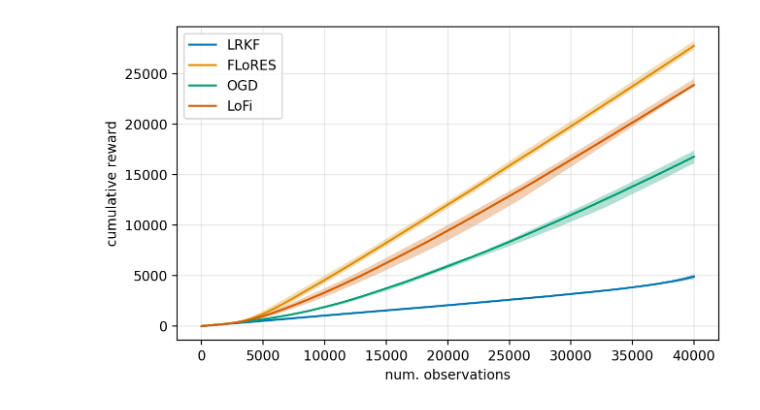
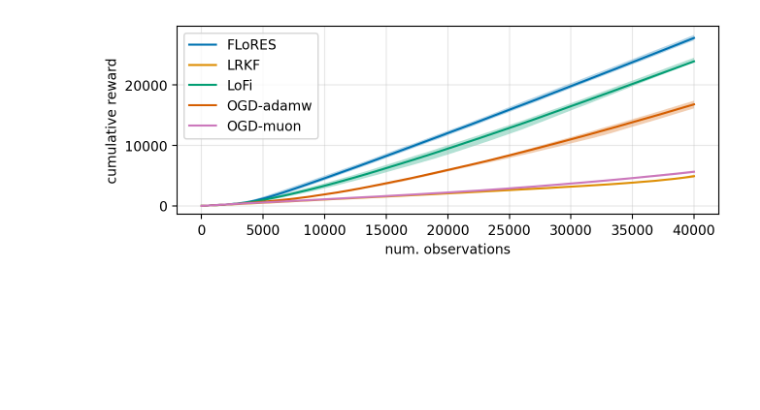
Before and after one commit to gerdm/low-rank-last-layer-inference, a Jupyter notebook: experiments/mnist-bandit-analysis.ipynb, the cells around one changed output. Cells and saved outputs as stored; diff of their text form; code cells hidden in the pictures; blank space fills up the shorter version.

```diff
--- a/experiments/mnist-bandit-analysis.ipynb
+++ b/experiments/mnist-bandit-analysis.ipynb
@@ -9,27 +9,27 @@ import seaborn as sns
 sns.set_palette("colorblind")
 %config InlineBackend.figure_format = "retina"
 # %%
-agents = ["LRKF", "FLoRES", "OGD", "LoFi"]
+agents = ["LRKF", "FLoRES", "OGD-adamw", "OGD-muon", "LoFi"]
 # %%
-fig, ax = plt.subplots(figsize=(7.2, 4.2))
+fig, ax = plt.subplots(figsize=(7.2, 4.2 * 0.6))
 
-for agent in agents:
+for agent in sorted(agents):
     agent_path = f"./output/{agent}_eps_5.pkl"
 
     res = pd.read_pickle(agent_path)
 
     rewards = pd.DataFrame(res["rewards"].T)
 
     median = rewards.cumsum().mean(axis=1)
     lbound = rewards.cumsum().quantile(0.25, axis=1)
     ubound = rewards.cumsum().quantile(0.75, axis=1)
 
     median.plot(label=agent)
     plt.fill_between(median.index, lbound, ubound, alpha=0.3)
 plt.legend()
 plt.xlabel("num. observations")
 plt.ylabel("cumulative reward")
 plt.grid(alpha=0.3)
 plt.savefig("../figures/mnist-bandit-reward.png", dpi=300, bbox_inches="tight")
 # %% [output]
-[figure, old version]
+[figure, new version]
```
Also changed, not shown: 2 other files.
